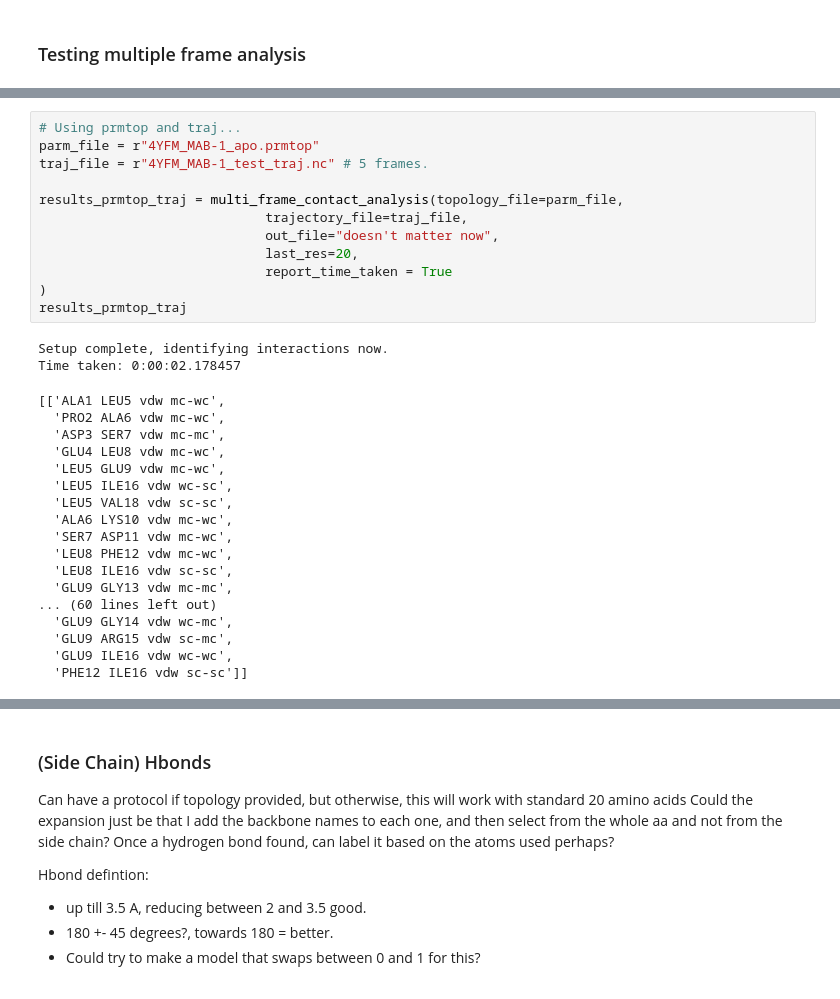
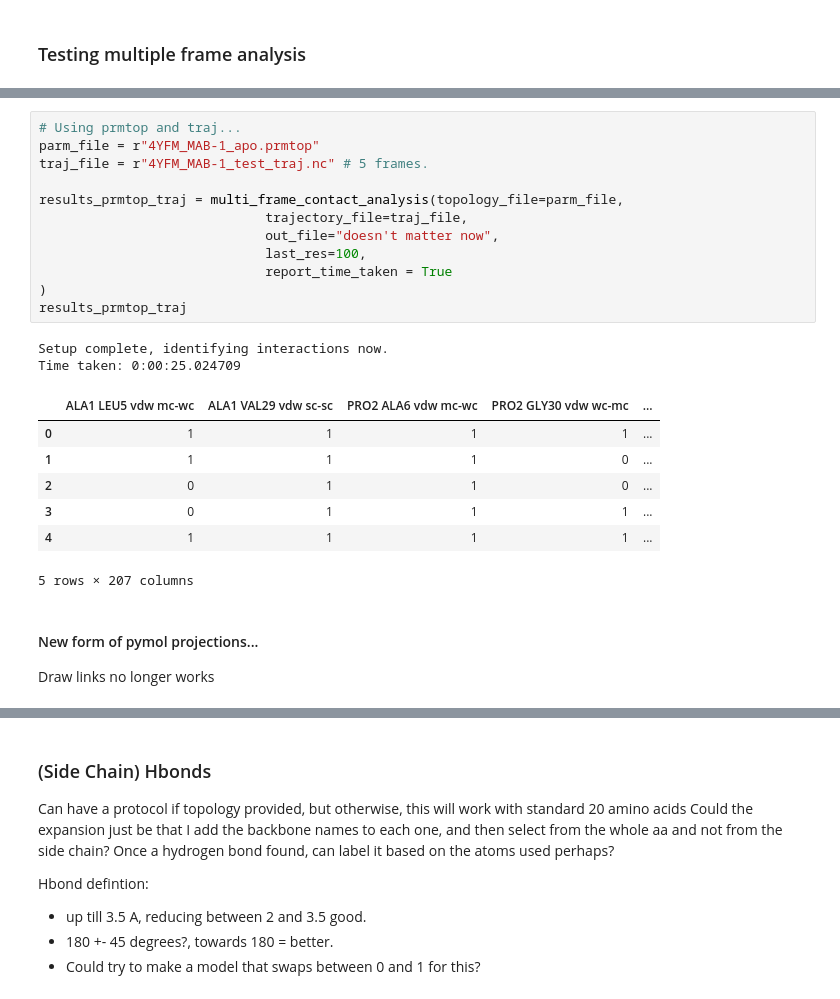
Before and after one commit to kamerlinlab/KIN, a Jupyter notebook: contact_analysis/new_contacts_rory.ipynb, the cells around one changed output, grey strips where cells are left out. Drawn from its saved outputs; the diff is of its cells as text.

Commit message:
Current version of contact analysis testing, with pymol stuff added

```diff
--- a/contact_analysis/new_contacts_rory.ipynb
+++ b/contact_analysis/new_contacts_rory.ipynb
@@ -152,32 +112,26 @@ Time taken: 0:04:05.736638
 # %%
 # Using prmtop and traj...
 parm_file = r"4YFM_MAB-1_apo.prmtop"
 traj_file = r"4YFM_MAB-1_test_traj.nc" # 5 frames.
 
 results_prmtop_traj = multi_frame_contact_analysis(topology_file=parm_file,
                              trajectory_file=traj_file,
                              out_file="doesn't matter now",
-                             last_res=20,
+                             last_res=100,
                              report_time_taken = True
 )
 results_prmtop_traj
 # %% [output]
 Setup complete, identifying interactions now.
-Time taken: 0:00:02.178457
+Time taken: 0:00:25.024709
+|  | ALA1 LEU5 vdw mc-wc | ALA1 VAL29 vdw sc-sc | PRO2 ALA6 vdw mc-wc | PRO2 GLY30 vdw wc-mc | ... |
+| 0 | 1 | 1 | 1 | 1 | ... |
+| 1 | 1 | 1 | 1 | 0 | ... |
+| 2 | 0 | 1 | 1 | 0 | ... |
+| 3 | 0 | 1 | 1 | 1 | ... |
+| 4 | 1 | 1 | 1 | 1 | ... |
-[['ALA1 LEU5 vdw mc-wc',
-  'PRO2 ALA6 vdw mc-wc',
-  'ASP3 SER7 vdw mc-mc',
-  'GLU4 LEU8 vdw mc-wc',
-  'LEU5 GLU9 vdw mc-wc',
-  'LEU5 ILE16 vdw wc-sc',
-  'LEU5 VAL18 vdw sc-sc',
-  'ALA6 LYS10 vdw mc-wc',
-  'SER7 ASP11 vdw mc-wc',
-  'LEU8 PHE12 vdw mc-wc',
-  'LEU8 ILE16 vdw sc-sc',
-  'GLU9 GLY13 vdw mc-mc',
-... (60 lines left out)
-  'GLU9 GLY14 vdw wc-mc',
-  'GLU9 ARG15 vdw sc-mc',
-  'GLU9 ILE16 vdw wc-wc',
-  'PHE12 ILE16 vdw sc-sc']]
+5 rows × 207 columns
+# %% [markdown]
+#### New form of pymol projections...
+
+Draw links no longer works
```
Also changed, not shown: parts of 10 cells of this notebook.
